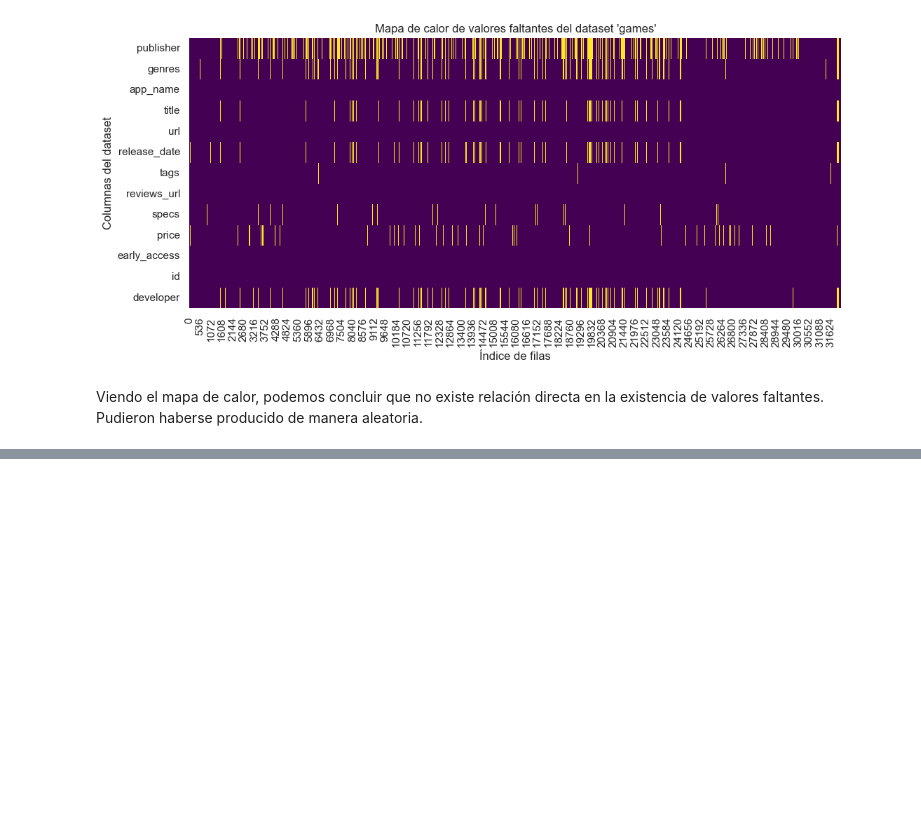
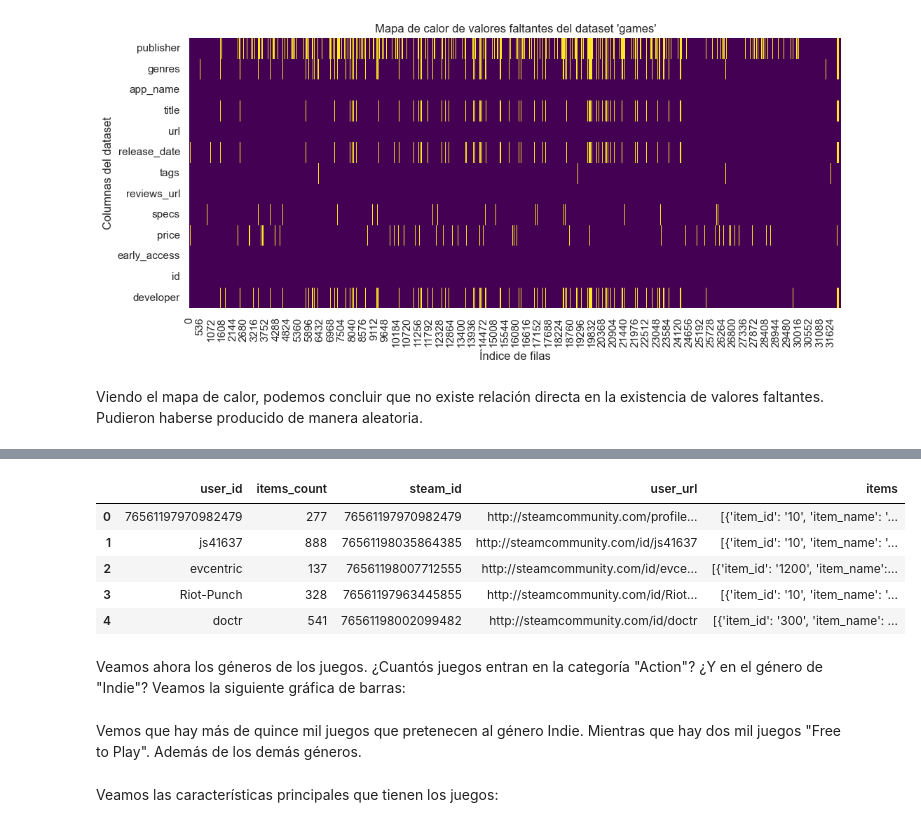
Before and after one commit to Mariagustin-Prg/Steam-Proyect, a Jupyter notebook: Exploratory-Data-Analysis.ipynb, the cells around one changed output, grey strips where cells are left out. Cells and saved outputs as stored; diff of their text form; code cells hidden in the pictures; blank space fills up the shorter version.

```diff
--- a/Exploratory-Data-Analysis.ipynb
+++ b/Exploratory-Data-Analysis.ipynb
@@ -15,8 +15,9 @@ import warnings
 warnings.filterwarnings('ignore')
 # %%
 games = pd.read_csv("./data/csv/games_steam.csv")
+
 reviews = pd.read_csv("./data/csv/user_review.csv")
-items = pd.read_csv("./data/csv/df_items.csv")
+items = pd.read_parquet("./data/csv/df_items_2.parquet")
 # %% [markdown]
 ### Análisis de valores faltantes y outliers.
 # %% [markdown]
@@ -86,0 +85,11 @@ memory usage: 3.0+ MB
+# %%
+items.head()
+# %% [output]
+|  | user_id | items_count | steam_id | user_url | items |
+| 0 | 76561197970982479 | 277 | 76561197970982479 | http://steamcommunity.com/profile... | [{'item_id': '10', 'item_name': '... |
+| 1 | js41637 | 888 | 76561198035864385 | http://steamcommunity.com/id/js41637 | [{'item_id': '10', 'item_name': '... |
+| 2 | evcentric | 137 | 76561198007712555 | http://steamcommunity.com/id/evce... | [{'item_id': '1200', 'item_name':... |
+| 3 | Riot-Punch | 328 | 76561197963445855 | http://steamcommunity.com/id/Riot... | [{'item_id': '10', 'item_name': '... |
+| 4 | doctr | 541 | 76561198002099482 | http://steamcommunity.com/id/doctr | [{'item_id': '300', 'item_name': ... |
+# %% [markdown]
+Veamos ahora los géneros de los juegos. ¿Cuantós juegos entran en la categoría "Action"? ¿Y en el género de "Indie"? Veamos la siguiente gráfica de barras:
@@ -86,0 +118,4 @@ memory usage: 3.0+ MB
+# %% [markdown]
+Vemos que hay más de quince mil juegos que pretenecen al género Indie. Mientras que hay dos mil juegos "Free to Play". Además de los demás géneros.
+# %% [markdown]
+Veamos las características principales que tienen los juegos:
```
Also changed, not shown: parts of 10 cells of this notebook, 1 other file.
